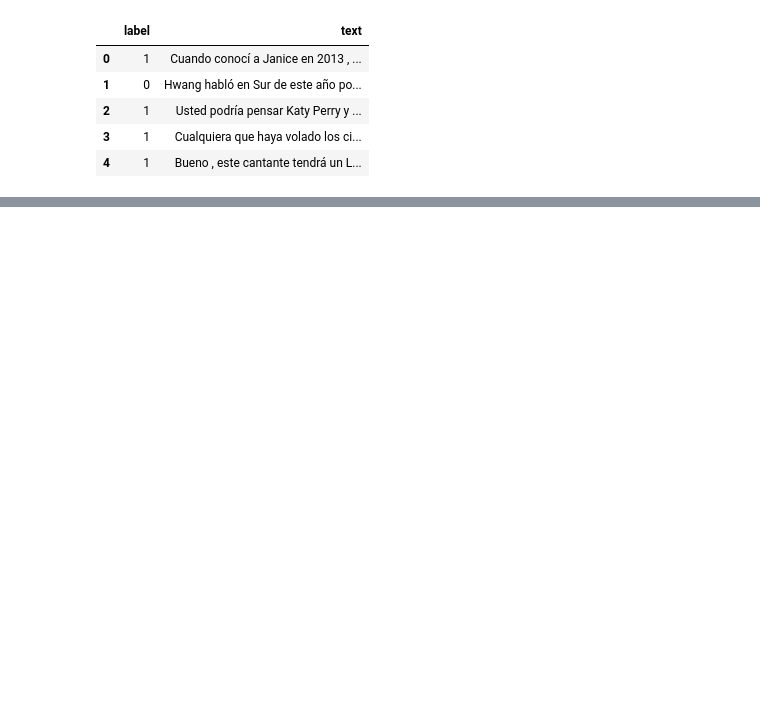
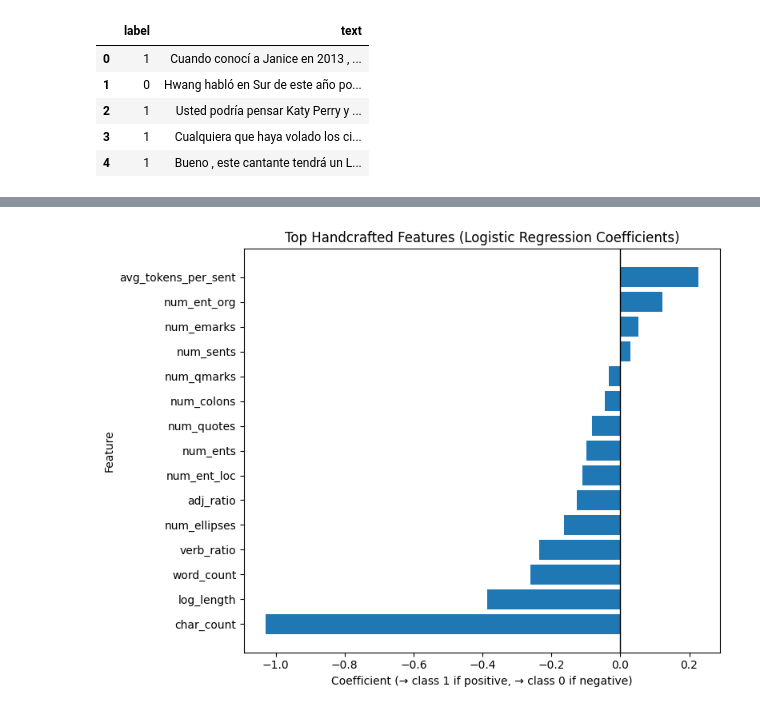
Before and after one commit to Funnear/project-3-nlp, a Jupyter notebook: notebooks/2_Feature_pipeline.ipynb, the cells around one changed output, grey strips where cells are left out. Drawn from its saved outputs; the diff is of its cells as text; code cells hidden in the pictures; blank space fills up the shorter version.

```diff
--- a/notebooks/2_Feature_pipeline.ipynb
+++ b/notebooks/2_Feature_pipeline.ipynb
@@ -47,0 +500,26 @@ df.head(5)
+# %%
+hand_pipeline = accuracy_evaluation_results["Handcrafted features only"]["pipeline"]
+hand_clf = hand_pipeline.named_steps["clf"]
+hand_feat = hand_pipeline.named_steps["features"]
+
+feature_names = hand_feat.get_feature_names()
+coefs = hand_clf.coef_[0]
+
+print("len(feature_names) =", len(feature_names))
+print("len(coefs)        =", len(coefs))
+
+# --- safe alignment: use the overlapping part only ---
+n = min(len(feature_names), len(coefs))
+feature_names = feature_names[:n]
+coefs = coefs[:n]
+
+feat_importance = (
+    pd.DataFrame({
+        "feature": feature_names,
+        "coef": coefs,
+        "abs_coef": np.abs(coefs),
+    })
+    .sort_values("abs_coef", ascending=False)
+)
+
+feat_importance.head(20)
@@ -47,0 +546,14 @@ df.head(5)
+# %%
+top_k = 15
+top_feats = feat_importance.head(top_k).sort_values("coef")
+
+plt.figure(figsize=(8, 6))
+plt.barh(top_feats["feature"], top_feats["coef"])
+plt.axvline(0, color="k", linewidth=1)
+plt.title("Top Handcrafted Features (Logistic Regression Coefficients)")
+plt.xlabel("Coefficient (→ class 1 if positive, → class 0 if negative)")
+plt.ylabel("Feature")
+plt.tight_layout()
+plt.show()
+# %% [output]
+[figure, added]
```
Also changed, not shown: parts of 31 cells of this notebook, 6 other files.
